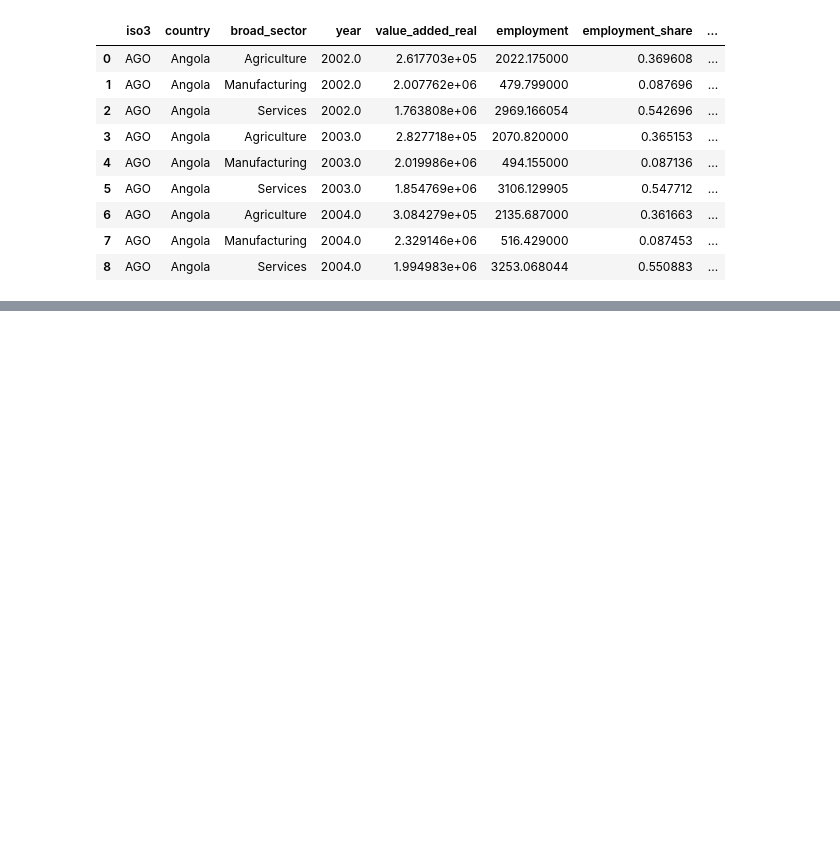
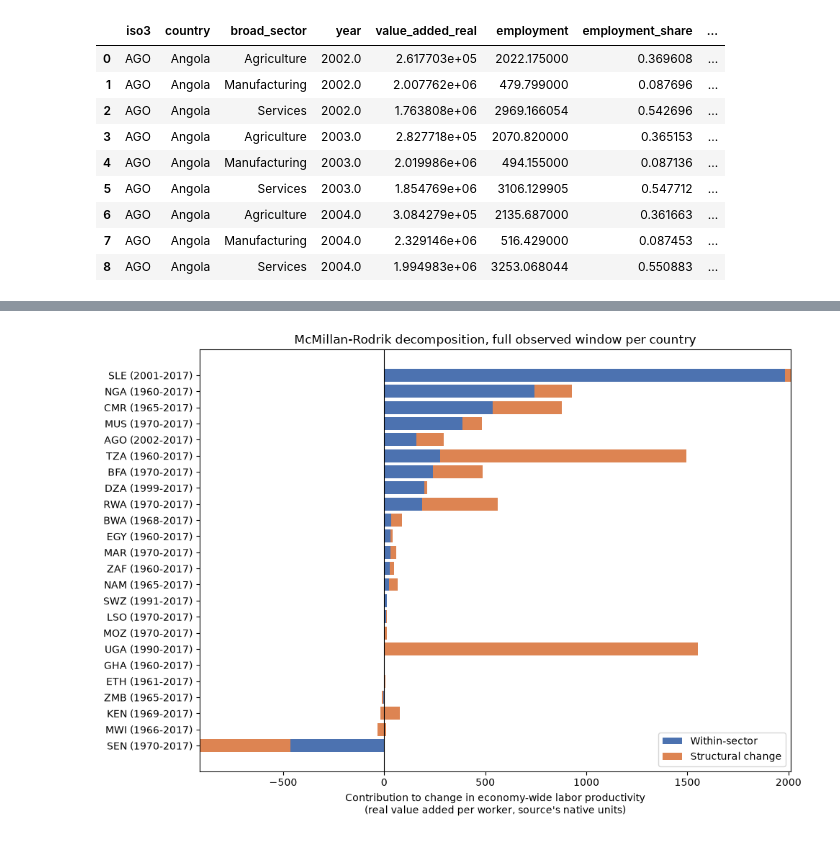
Before and after one commit to Wedaga/Trade-agreements-and-productivity, a Jupyter notebook: notebooks/03_clean_ggdc_productivity.ipynb, the cells around one changed output, grey strips where cells are left out. Saved outputs shown, nothing was run; the diff lists cells and outputs as text; code cells hidden in the pictures; blank space fills up the shorter version.

```diff
--- a/notebooks/03_clean_ggdc_productivity.ipynb
+++ b/notebooks/03_clean_ggdc_productivity.ipynb
@@ -330,0 +529,22 @@ Saved 3,327 rows -> ..\data\processed\ggdc_africa_broad_sectors.csv
+# %%
+full_period = []
+for iso3 in result["iso3"].unique():
+    years = complete_years(result, iso3)
+    if len(years) < 2:
+        continue
+    y0, y1 = years[0], years[-1]
+    r = mr_decompose(result, iso3, y0, y1)
+    if r is not None:
+        r["iso3"] = iso3
+        r["year0"], r["year1"] = int(y0), int(y1)
+        r["pct_within"] = r["within"] / r["decomposed_change"] if r["decomposed_change"] else np.nan
+        r["pct_structural_change"] = r["structural_change"] / r["decomposed_change"] if r["decomposed_change"] else np.nan
+        full_period.append(r)
+
+full_period = pd.DataFrame(full_period)[
+    ["iso3", "year0", "year1", "Y0", "Y1", "within", "structural_change",
+     "actual_change", "pct_within", "pct_structural_change"]
+]
+resid = (full_period["actual_change"] - (full_period["within"] + full_period["structural_change"])).abs()
+print(f"Max |residual|: {resid.max():.2e} (expect ~0)")
+full_period.sort_values("year0").reset_index(drop=True)
@@ -330,0 +570,19 @@ Saved 3,327 rows -> ..\data\processed\ggdc_africa_broad_sectors.csv
+# %%
+fig, ax = plt.subplots(figsize=(10, 7))
+plot_df = full_period.sort_values("within").reset_index(drop=True)
+y_pos = np.arange(len(plot_df))
+ax.barh(y_pos, plot_df["within"], label="Within-sector", color="#4C72B0")
+ax.barh(y_pos, plot_df["structural_change"], left=plot_df["within"],
+        label="Structural change", color="#DD8452")
+ax.axvline(0, color="black", linewidth=0.8)
+ax.set_yticks(y_pos)
+ax.set_yticklabels(plot_df["iso3"] + " (" + plot_df["year0"].astype(str) + "-"
+                    + plot_df["year1"].astype(str) + ")")
+ax.set_xlabel("Contribution to change in economy-wide labor productivity\n"
+              "(real value added per worker, source's native units)")
+ax.set_title("McMillan-Rodrik decomposition, full observed window per country")
+ax.legend(loc="lower right")
+fig.tight_layout()
+plt.show()
+# %% [output]
+[figure, added]
```
Also changed, not shown: parts of 20 cells of this notebook, 6 other files.
